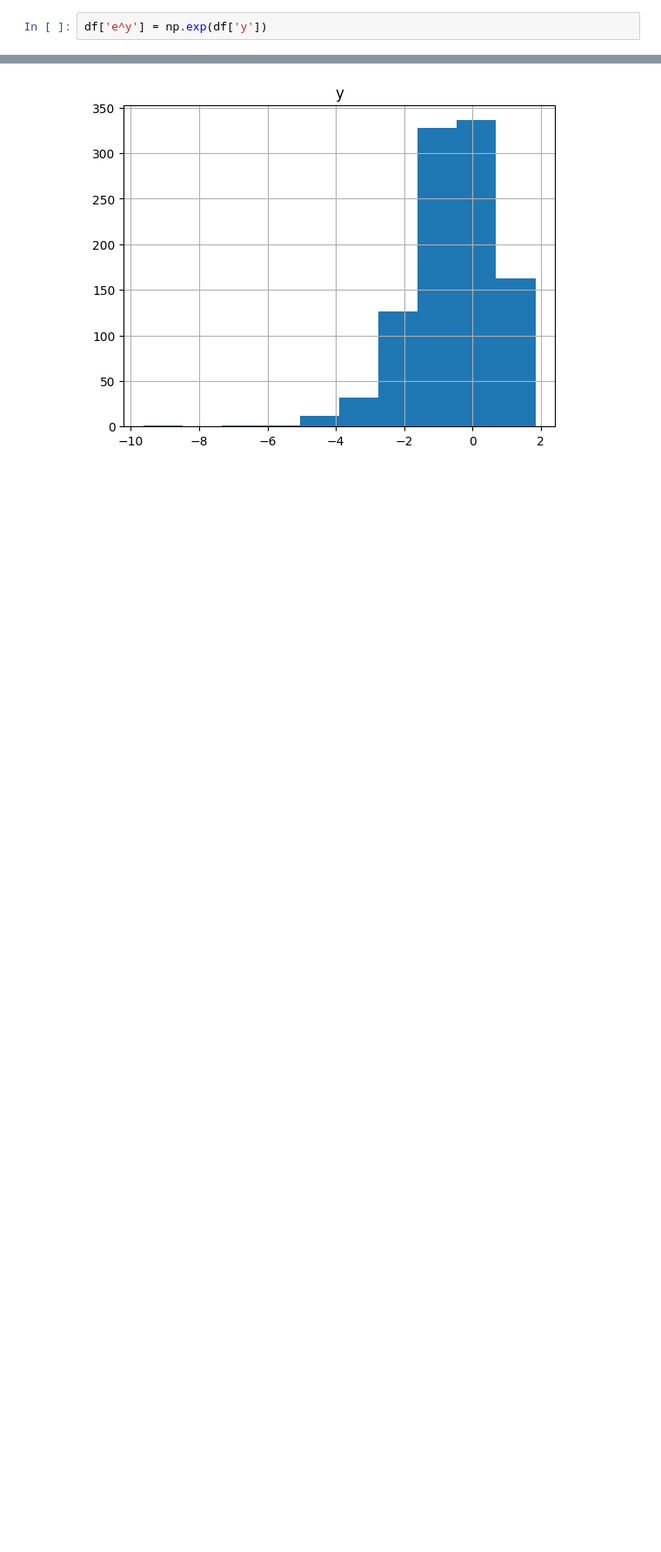
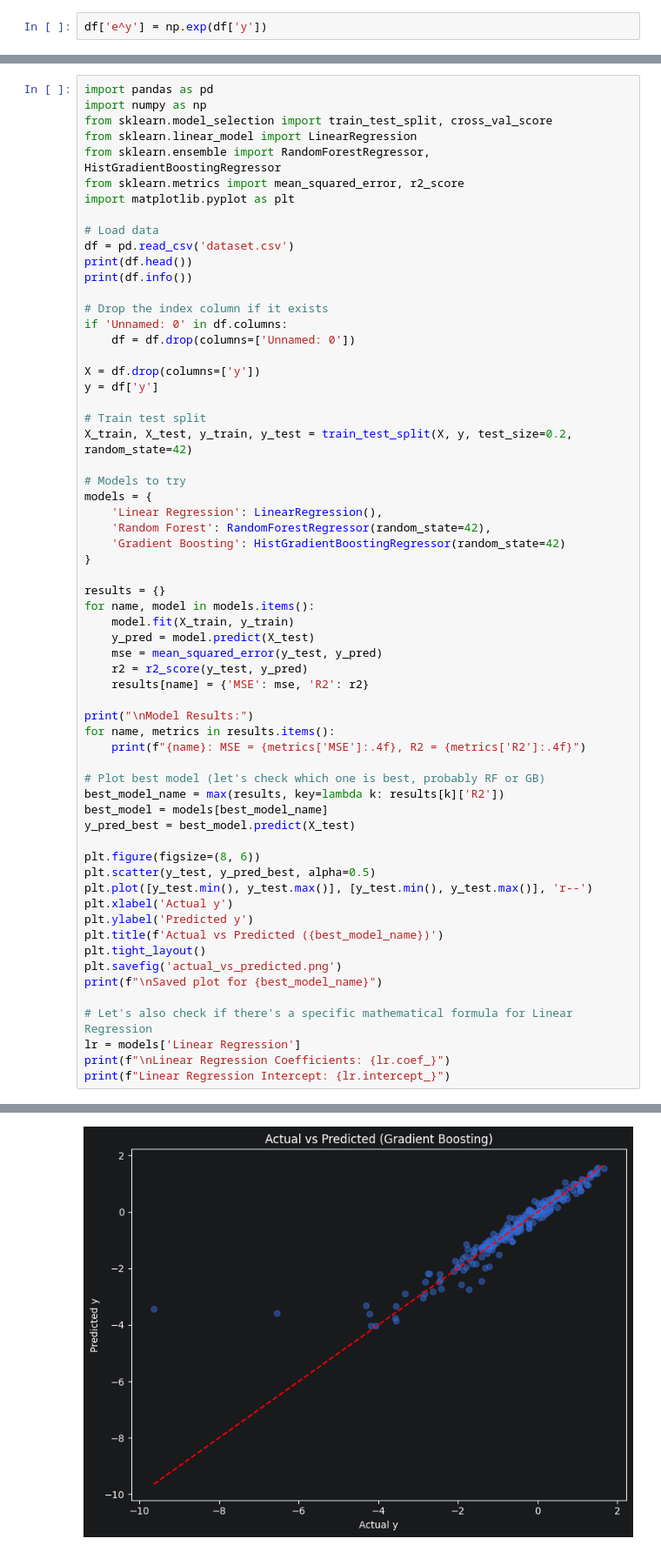
Before and after one commit to smdbz/data-science, a Jupyter notebook: notebooks/data_science_explained/data_science_fundamentals.ipynb, the cells around one changed output, grey strips where cells are left out. Shown at 87% size. Saved outputs shown, nothing was run; the diff lists cells and outputs as text; blank space fills up the shorter version.

```diff
--- a/notebooks/data_science_explained/data_science_fundamentals.ipynb
+++ b/notebooks/data_science_explained/data_science_fundamentals.ipynb
@@ -201,2 +205,63 @@ df
 # %%
+import pandas as pd
+import numpy as np
+from sklearn.model_selection import train_test_split, cross_val_score
+from sklearn.linear_model import LinearRegression
+from sklearn.ensemble import RandomForestRegressor, HistGradientBoostingRegressor
+from sklearn.metrics import mean_squared_error, r2_score
+import matplotlib.pyplot as plt
+
+# Load data
+df = pd.read_csv('dataset.csv')
+print(df.head())
+print(df.info())
+
+# Drop the index column if it exists
+if 'Unnamed: 0' in df.columns:
+    df = df.drop(columns=['Unnamed: 0'])
+
+X = df.drop(columns=['y'])
+y = df['y']
+
+# Train test split
+X_train, X_test, y_train, y_test = train_test_split(X, y, test_size=0.2, random_state=42)
+
+# Models to try
+models = {
+    'Linear Regression': LinearRegression(),
+    'Random Forest': RandomForestRegressor(random_state=42),
+    'Gradient Boosting': HistGradientBoostingRegressor(random_state=42)
+}
+
+results = {}
+for name, model in models.items():
+    model.fit(X_train, y_train)
+    y_pred = model.predict(X_test)
+    mse = mean_squared_error(y_test, y_pred)
+    r2 = r2_score(y_test, y_pred)
+    results[name] = {'MSE': mse, 'R2': r2}
+
+print("\nModel Results:")
+for name, metrics in results.items():
+    print(f"{name}: MSE = {metrics['MSE']:.4f}, R2 = {metrics['R2']:.4f}")
+
+# Plot best model (let's check which one is best, probably RF or GB)
+best_model_name = max(results, key=lambda k: results[k]['R2'])
+best_model = models[best_model_name]
+y_pred_best = best_model.predict(X_test)
+
+plt.figure(figsize=(8, 6))
+plt.scatter(y_test, y_pred_best, alpha=0.5)
+plt.plot([y_test.min(), y_test.max()], [y_test.min(), y_test.max()], 'r--')
+plt.xlabel('Actual y')
+plt.ylabel('Predicted y')
+plt.title(f'Actual vs Predicted ({best_model_name})')
+plt.tight_layout()
+plt.savefig('actual_vs_predicted.png')
+print(f"\nSaved plot for {best_model_name}")
+
+# Let's also check if there's a specific mathematical formula for Linear Regression
+lr = models['Linear Regression']
+print(f"\nLinear Regression Coefficients: {lr.coef_}")
+print(f"Linear Regression Intercept: {lr.intercept_}")
 # %% [output]
@@ -204 +285 @@ array([[<Axes: title={'center': 'y'}>]], dtype=object)
-[figure, old version]
+[figure, new version]
```
Also changed, not shown: parts of 9 cells of this notebook, 1 other file.
